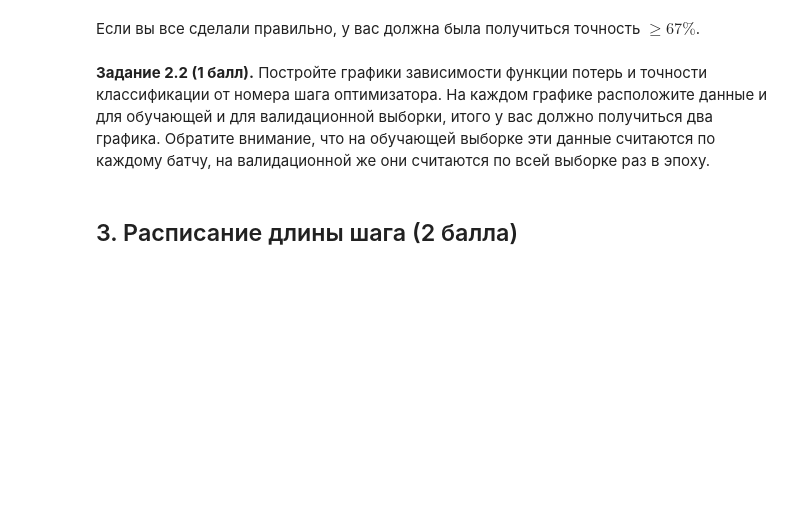
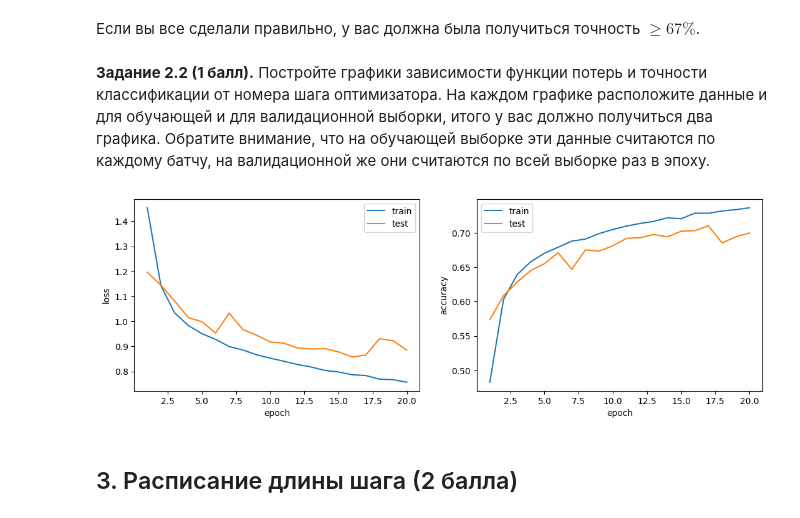
Before and after one commit to tararonis/4.hse-dl, a Jupyter notebook: HT2/shw-02-cnn.ipynb, the cells around one changed output. Saved outputs shown, nothing was run; the diff lists cells and outputs as text; code cells hidden in the pictures; blank space fills up the shorter version.

```diff
--- a/HT2/shw-02-cnn.ipynb
+++ b/HT2/shw-02-cnn.ipynb
@@ -119,16 +119,3 @@ __Указания:__
 Определите архитектуру сети соответственно схеме и указаниям выше.
 
 Ключевые слова: <code>Conv2d</code>, <code>BatchNorm2d</code>, <code>AvgPool2d</code>.
-# %%
-n_classes = 10
-
-class BasicBlockNet(nn.Module):
-    def __init__(self):
-        super().__init__()
-
-        # <your code here>
-
-    def forward(self, x):
-        out = # <your code here>
-
-        return out
@@ -230,3 +288,23 @@ train_loss_log, train_acc_log, val_loss_log, val_acc_log = train(net, optimizer,
+# %%
+def plot_losses(train_losses, test_losses, train_accuracies, test_accuracies):
+    fig, axs = plt.subplots(1, 2, figsize=(13, 4))
+    axs[0].plot(range(1, len(train_losses) + 1), train_losses, label='train')
+    axs[0].plot(range(1, len(test_losses) + 1), test_losses, label='test')
+    axs[0].set_ylabel('loss')
+
+    axs[1].plot(range(1, len(train_accuracies) + 1), train_accuracies, label='train')
+    axs[1].plot(range(1, len(test_accuracies) + 1), test_accuracies, label='test')
+    axs[1].set_ylabel('accuracy')
+
+    for ax in axs:
+        ax.set_xlabel('epoch')
+        ax.legend()
+
+    plt.show()
+# %%
+plot_losses(train_loss_log, val_loss_log, train_acc_log, val_acc_log)
+# %% [output]
+[figure, added]
 # %% [markdown]
 ## 3. Расписание длины шага (2 балла)
 # %% [markdown]
```
Also changed, not shown: parts of 44 cells of this notebook.
